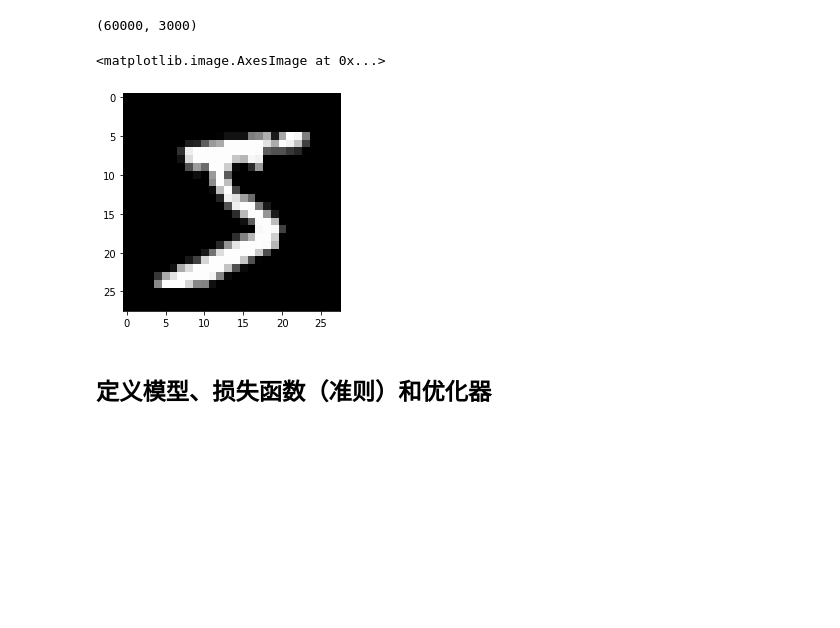
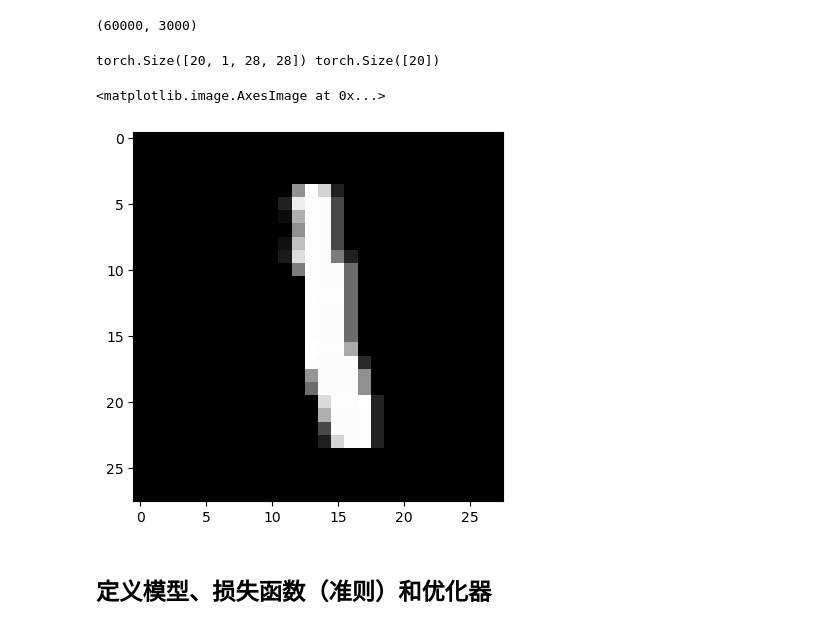
Before and after one commit to zhouqp631/nonparametric_statistics, a Jupyter notebook: mlp.ipynb, the cells around one changed output. Cells and saved outputs as stored; diff of their text form; code cells hidden in the pictures; blank space fills up the shorter version.

```diff
--- a/mlp.ipynb
+++ b/mlp.ipynb
@@ -33,11 +34,17 @@ test_loader = torch.utils.data.DataLoader(test_data, batch_size = len(test_data)
 len(train_data),len(train_loader)
 # %% [output]
 (60000, 3000)
+# %%
+for x,y in train_loader:
+    print(x.shape,y.shape)
+    break
+# %% [output]
+torch.Size([20, 1, 28, 28]) torch.Size([20])
 # %%
-plt.imshow(train_data.train_data[0],cmap='gray')
+plt.imshow(x[6,0],cmap='gray')
 # %% [output]
 <matplotlib.image.AxesImage at 0x...>
-[figure, old version]
+[figure, new version]
 # %% [markdown]
 ## 定义模型、损失函数（准则）和优化器
 # %%
```
Also changed, not shown: parts of 13 cells of this notebook.
